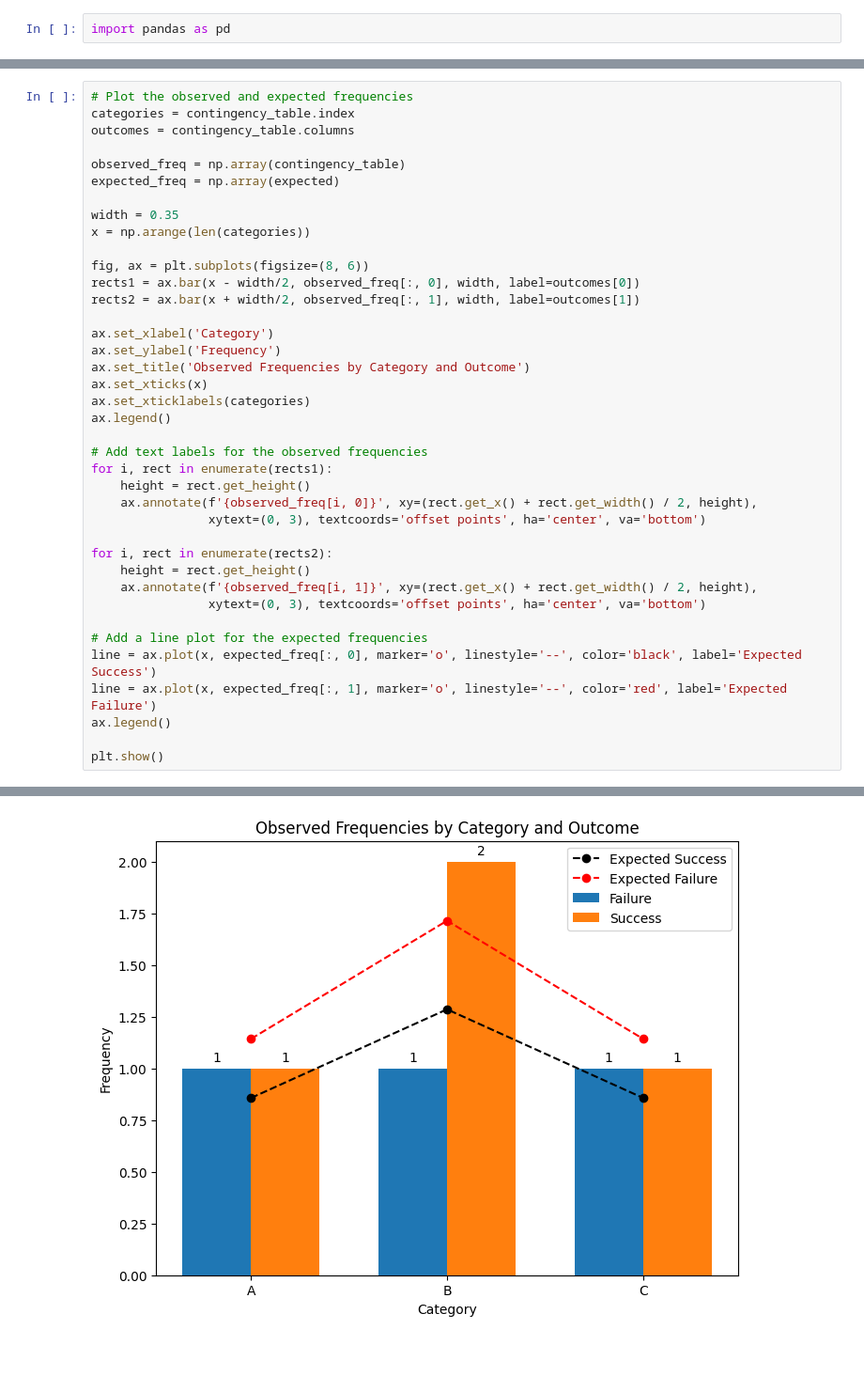
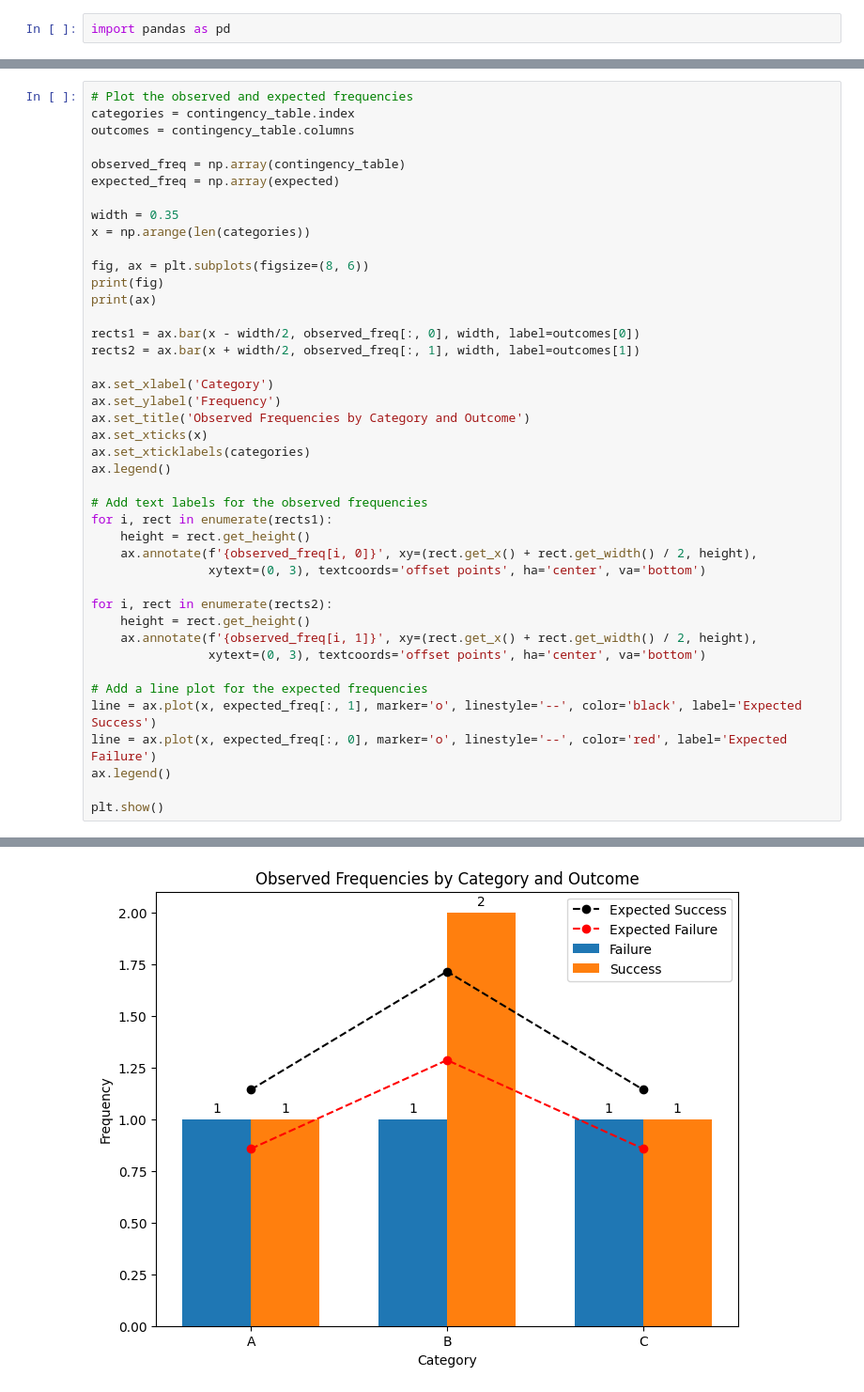
Before and after one commit to Ashimeon/DATA-SCIENCE, a Jupyter notebook: Class 31 Hypothesis testing, Z-test, T-test, Chi square test.ipynb, the cells around one changed output, grey strips where cells are left out. Shown: that part at 94% size. Saved outputs shown, nothing was run; the diff lists cells and outputs as text; blank space fills up the shorter version.

```diff
--- a/Class 31 Hypothesis testing, Z-test, T-test, Chi square test.ipynb
+++ b/Class 31 Hypothesis testing, Z-test, T-test, Chi square test.ipynb
@@ -210,6 +222,9 @@ width = 0.35
 x = np.arange(len(categories))
 
 fig, ax = plt.subplots(figsize=(8, 6))
+print(fig)
+print(ax)
+
 rects1 = ax.bar(x - width/2, observed_freq[:, 0], width, label=outcomes[0])
 rects2 = ax.bar(x + width/2, observed_freq[:, 1], width, label=outcomes[1])
 
@@ -232,8 +247,8 @@ for i, rect in enumerate(rects2):
                 xytext=(0, 3), textcoords='offset points', ha='center', va='bottom')
 
 # Add a line plot for the expected frequencies
-line = ax.plot(x, expected_freq[:, 0], marker='o', linestyle='--', color='black', label='Expected Success')
-line = ax.plot(x, expected_freq[:, 1], marker='o', linestyle='--', color='red', label='Expected Failure')
+line = ax.plot(x, expected_freq[:, 1], marker='o', linestyle='--', color='black', label='Expected Success')
+line = ax.plot(x, expected_freq[:, 0], marker='o', linestyle='--', color='red', label='Expected Failure')
 ax.legend()
 
 plt.show()
@@ -241 +258 @@ plt.show()
-[figure, old version]
+[figure, new version]
```
Also changed, not shown: parts of 5 cells of this notebook, 21 other files.
